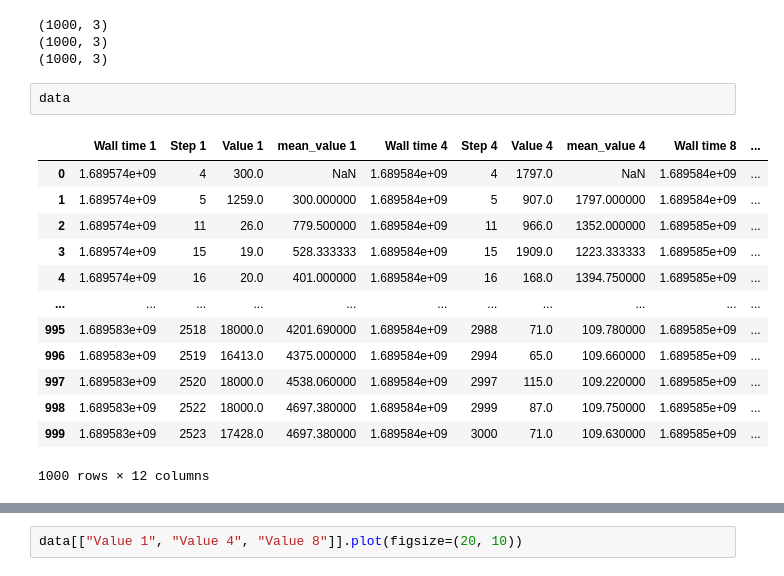
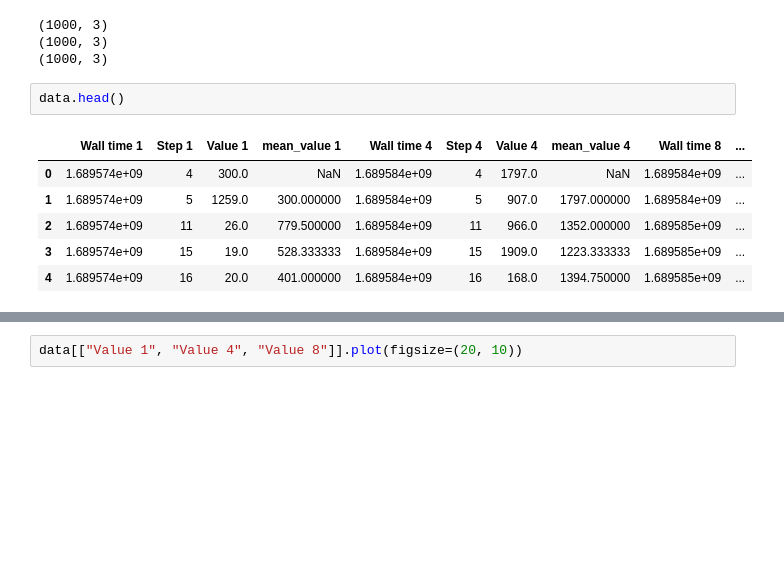
Before and after one commit to crarojasca/HRL_LTL_Goals, a Jupyter notebook: graphs/graphs.ipynb, the cells around one changed output, grey strips where cells are left out. Cells and saved outputs as stored; diff of their text form; blank space fills up the shorter version.

```diff
--- a/graphs/graphs.ipynb
+++ b/graphs/graphs.ipynb
@@ -15,18 +15,11 @@ for o in [1, 4, 8]:
 (1000, 3)
 (1000, 3)
 # %%
-data
+data.head()
 # %% [output]
 |  | Wall time 1 | Step 1 | Value 1 | mean_value 1 | Wall time 4 | Step 4 | Value 4 | mean_value 4 | Wall time 8 | ... |
 | 0 | 1.689574e+09 | 4 | 300.0 | NaN | 1.689584e+09 | 4 | 1797.0 | NaN | 1.689584e+09 | ... |
 | 1 | 1.689574e+09 | 5 | 1259.0 | 300.000000 | 1.689584e+09 | 5 | 907.0 | 1797.000000 | 1.689584e+09 | ... |
 | 2 | 1.689574e+09 | 11 | 26.0 | 779.500000 | 1.689584e+09 | 11 | 966.0 | 1352.000000 | 1.689585e+09 | ... |
 | 3 | 1.689574e+09 | 15 | 19.0 | 528.333333 | 1.689584e+09 | 15 | 1909.0 | 1223.333333 | 1.689585e+09 | ... |
 | 4 | 1.689574e+09 | 16 | 20.0 | 401.000000 | 1.689584e+09 | 16 | 168.0 | 1394.750000 | 1.689585e+09 | ... |
-| ... | ... | ... | ... | ... | ... | ... | ... | ... | ... | ... |
-| 995 | 1.689583e+09 | 2518 | 18000.0 | 4201.690000 | 1.689584e+09 | 2988 | 71.0 | 109.780000 | 1.689585e+09 | ... |
-| 996 | 1.689583e+09 | 2519 | 16413.0 | 4375.000000 | 1.689584e+09 | 2994 | 65.0 | 109.660000 | 1.689585e+09 | ... |
-| 997 | 1.689583e+09 | 2520 | 18000.0 | 4538.060000 | 1.689584e+09 | 2997 | 115.0 | 109.220000 | 1.689585e+09 | ... |
-| 998 | 1.689583e+09 | 2522 | 18000.0 | 4697.380000 | 1.689584e+09 | 2999 | 87.0 | 109.750000 | 1.689585e+09 | ... |
-| 999 | 1.689583e+09 | 2523 | 17428.0 | 4697.380000 | 1.689584e+09 | 3000 | 71.0 | 109.630000 | 1.689585e+09 | ... |
-1000 rows × 12 columns
```
Also changed, not shown: parts of 8 cells of this notebook, 2 other files.
